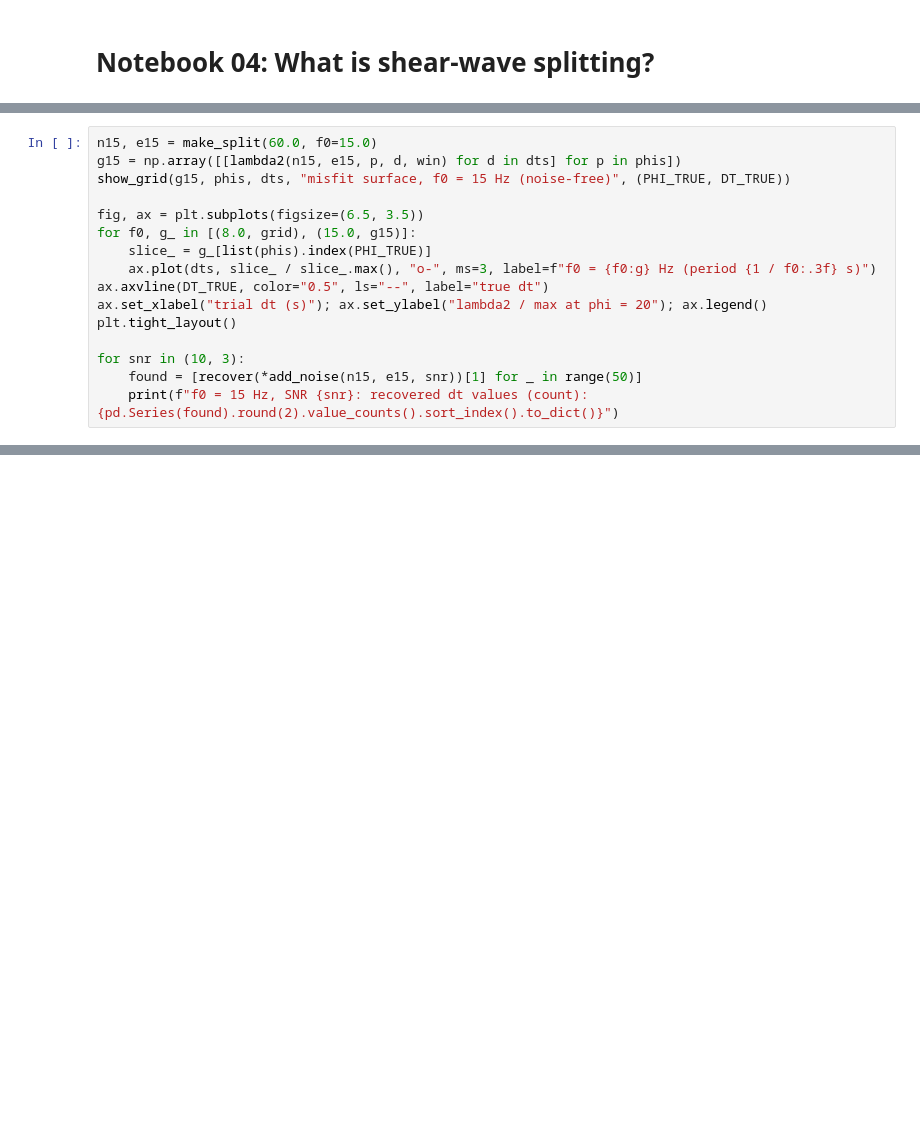
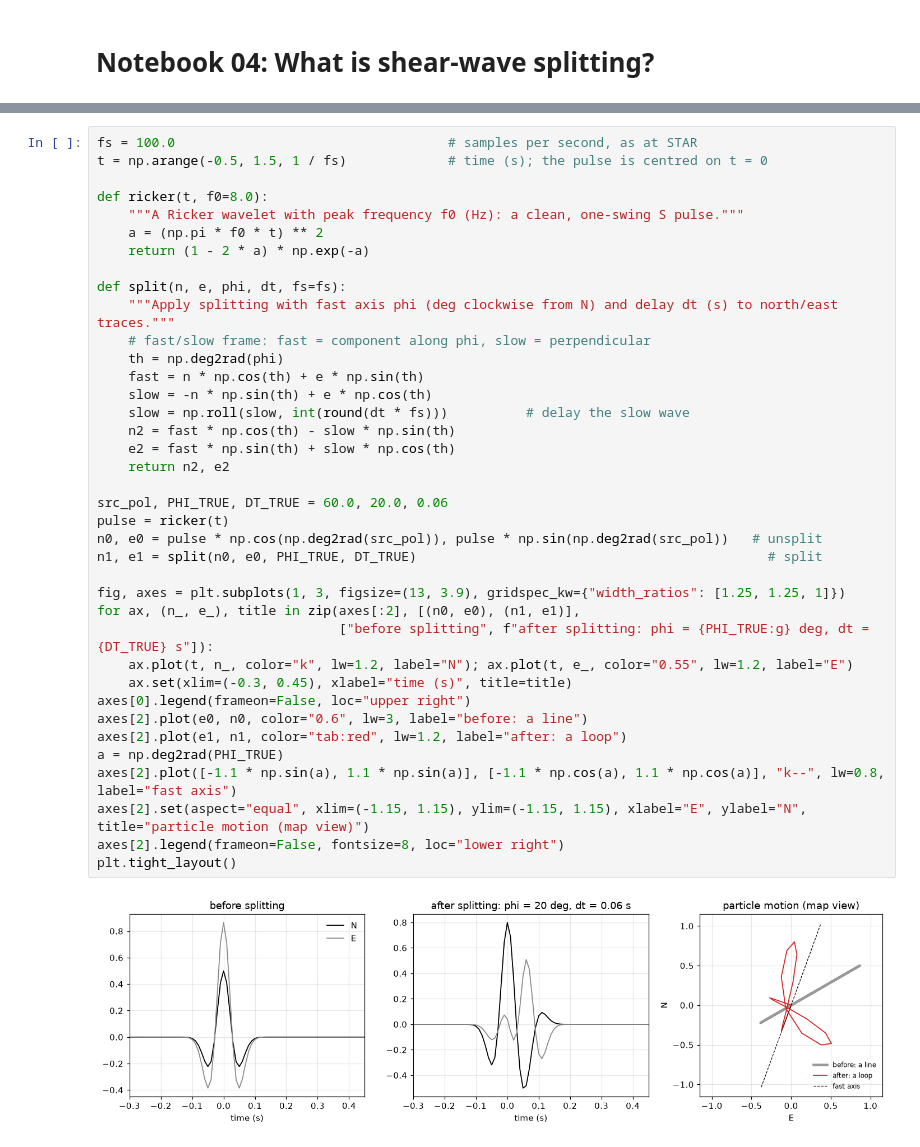
Before and after one commit to mhemmett/rainier-sws-tutorials, a Jupyter notebook: notebooks/04_what_is_shear_wave_splitting.ipynb, the cells around one changed output, grey strips where cells are left out. Saved outputs shown, nothing was run; the diff lists cells and outputs as text; blank space fills up the shorter version.

```diff
--- a/notebooks/04_what_is_shear_wave_splitting.ipynb
+++ b/notebooks/04_what_is_shear_wave_splitting.ipynb
@@ -294,16 +2,0 @@ Same split (phi 20, dt 0.06 s), but `f0 = 15` instead of 8. The second panel tak
-# %%
-n15, e15 = make_split(60.0, f0=15.0)
-g15 = np.array([[lambda2(n15, e15, p, d, win) for d in dts] for p in phis])
-show_grid(g15, phis, dts, "misfit surface, f0 = 15 Hz (noise-free)", (PHI_TRUE, DT_TRUE))
-
-fig, ax = plt.subplots(figsize=(6.5, 3.5))
-for f0, g_ in [(8.0, grid), (15.0, g15)]:
-    slice_ = g_[list(phis).index(PHI_TRUE)]
-    ax.plot(dts, slice_ / slice_.max(), "o-", ms=3, label=f"f0 = {f0:g} Hz (period {1 / f0:.3f} s)")
-ax.axvline(DT_TRUE, color="0.5", ls="--", label="true dt")
-ax.set_xlabel("trial dt (s)"); ax.set_ylabel("lambda2 / max at phi = 20"); ax.legend()
-plt.tight_layout()
-
-for snr in (10, 3):
-    found = [recover(*add_noise(n15, e15, snr))[1] for _ in range(50)]
-    print(f"f0 = 15 Hz, SNR {snr}: recovered dt values (count): {pd.Series(found).round(2).value_counts().sort_index().to_dict()}")
@@ -398,0 +150,40 @@ But one trial in five (0.20) has an error larger than half its width, and the wo
+# %%
+fs = 100.0                                   # samples per second, as at STAR
+t = np.arange(-0.5, 1.5, 1 / fs)             # time (s); the pulse is centred on t = 0
+
+def ricker(t, f0=8.0):
+    """A Ricker wavelet with peak frequency f0 (Hz): a clean, one-swing S pulse."""
+    a = (np.pi * f0 * t) ** 2
+    return (1 - 2 * a) * np.exp(-a)
+
+def split(n, e, phi, dt, fs=fs):
+    """Apply splitting with fast axis phi (deg clockwise from N) and delay dt (s) to north/east traces."""
+    # fast/slow frame: fast = component along phi, slow = perpendicular
+    th = np.deg2rad(phi)
+    fast = n * np.cos(th) + e * np.sin(th)
+    slow = -n * np.sin(th) + e * np.cos(th)
+    slow = np.roll(slow, int(round(dt * fs)))          # delay the slow wave
+    n2 = fast * np.cos(th) - slow * np.sin(th)
+    e2 = fast * np.sin(th) + slow * np.cos(th)
+    return n2, e2
+
+src_pol, PHI_TRUE, DT_TRUE = 60.0, 20.0, 0.06
+pulse = ricker(t)
+n0, e0 = pulse * np.cos(np.deg2rad(src_pol)), pulse * np.sin(np.deg2rad(src_pol))   # unsplit
+n1, e1 = split(n0, e0, PHI_TRUE, DT_TRUE)                                             # split
+
+fig, axes = plt.subplots(1, 3, figsize=(13, 3.9), gridspec_kw={"width_ratios": [1.25, 1.25, 1]})
+for ax, (n_, e_), title in zip(axes[:2], [(n0, e0), (n1, e1)],
+                               ["before splitting", f"after splitting: phi = {PHI_TRUE:g} deg, dt = {DT_TRUE} s"]):
+    ax.plot(t, n_, color="k", lw=1.2, label="N"); ax.plot(t, e_, color="0.55", lw=1.2, label="E")
+    ax.set(xlim=(-0.3, 0.45), xlabel="time (s)", title=title)
+axes[0].legend(frameon=False, loc="upper right")
+axes[2].plot(e0, n0, color="0.6", lw=3, label="before: a line")
+axes[2].plot(e1, n1, color="tab:red", lw=1.2, label="after: a loop")
+a = np.deg2rad(PHI_TRUE)
+axes[2].plot([-1.1 * np.sin(a), 1.1 * np.sin(a)], [-1.1 * np.cos(a), 1.1 * np.cos(a)], "k--", lw=0.8, label="fast axis")
+axes[2].set(aspect="equal", xlim=(-1.15, 1.15), ylim=(-1.15, 1.15), xlabel="E", ylabel="N", title="particle motion (map view)")
+axes[2].legend(frameon=False, fontsize=8, loc="lower right")
+plt.tight_layout()
+# %% [output]
+[figure, added]
```
Also changed, not shown: parts of 113 cells of this notebook.
